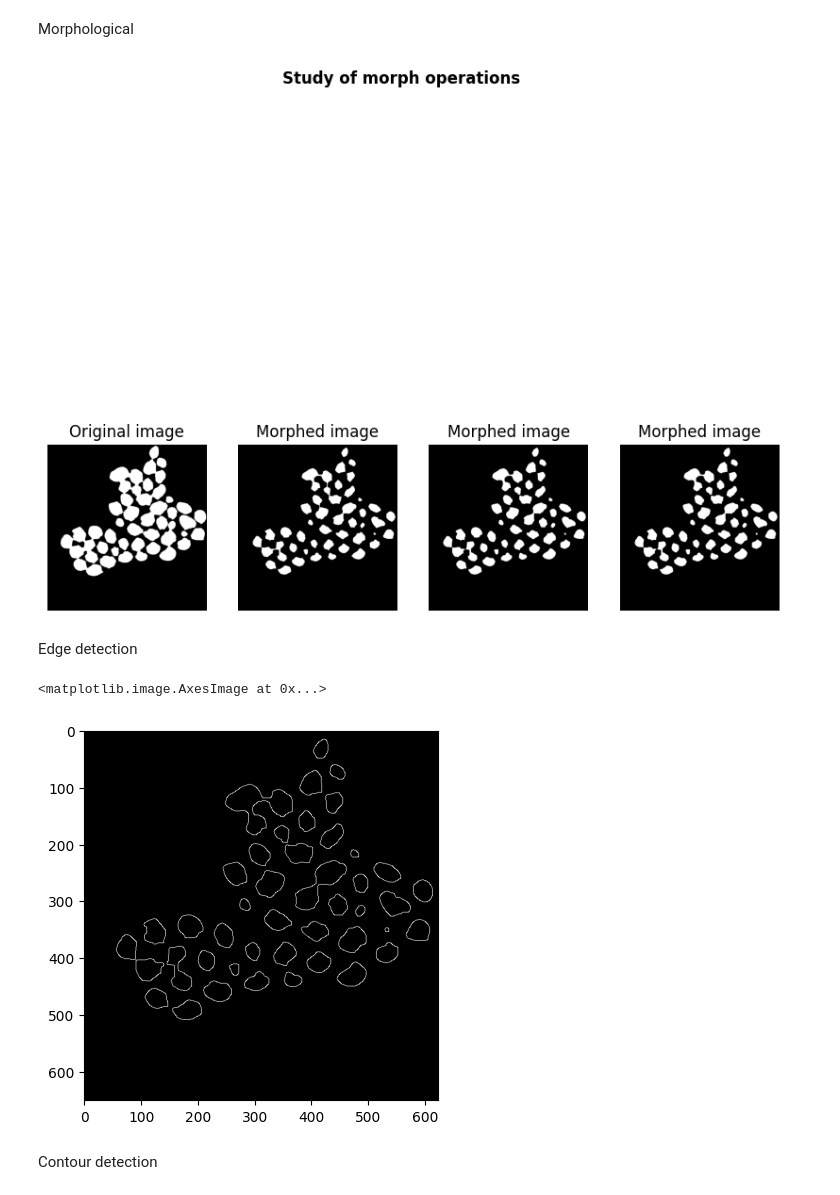
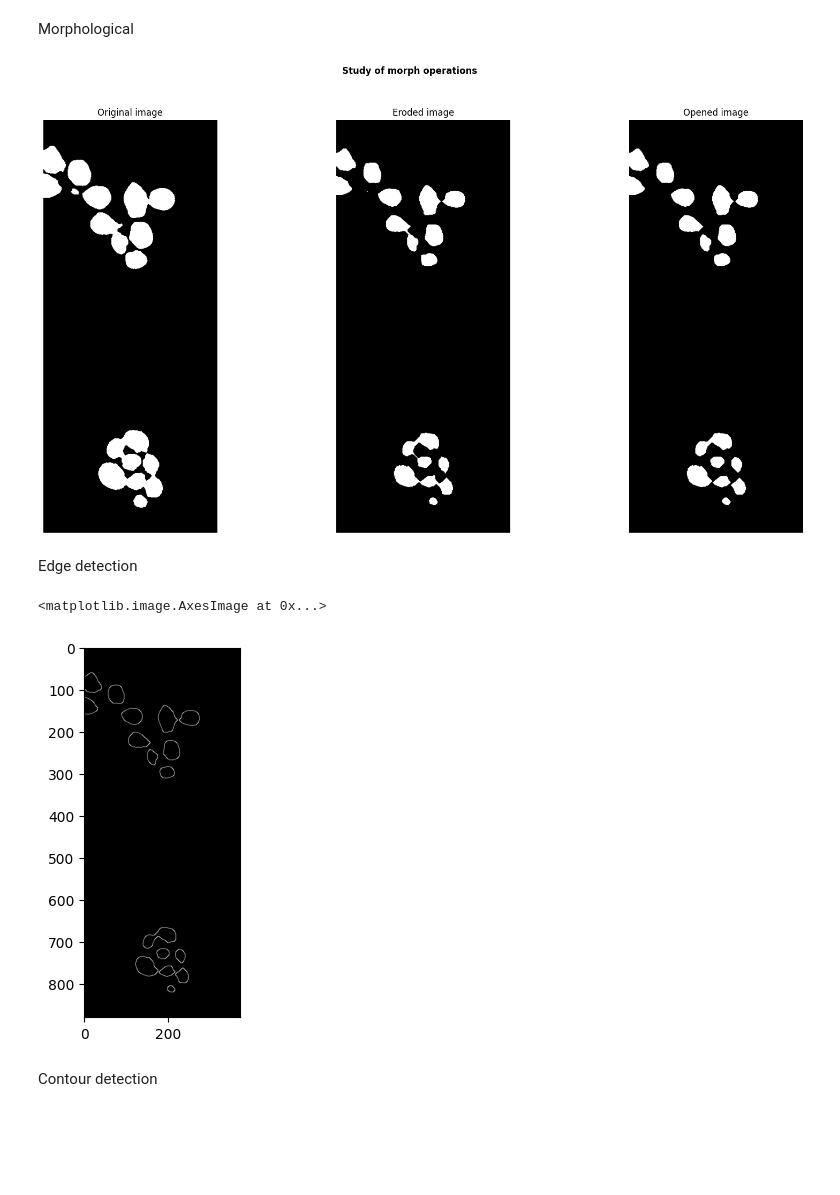
Before and after one commit to maximewel/image_processing, a Jupyter notebook: miniproject/preprocess_kmean.ipynb, the cells around one changed output. Drawn from its saved outputs; the diff is of its cells as text; code cells hidden in the pictures; blank space fills up the shorter version.

```diff
--- a/miniproject/preprocess_kmean.ipynb
+++ b/miniproject/preprocess_kmean.ipynb
@@ -3,7 +3,7 @@ import matplotlib.pyplot as plt
 import numpy as np
 import cv2
 # %%
-image_name = "./dataset/png/Candida.albicans_0008.png"
+image_name = "./dataset/png/Candida.albicans_0017.png"
 image = cv2.cvtColor(cv2.imread(image_name), cv2.COLOR_BGR2RGB)
 plt.imshow(image)
 # %% [output]
@@ -109,10 +83,8 @@ Detected center indexes: min=0, med=2, max=1
 # %% [markdown]
 Trivial binarization
 # %%
-print(suppressed_image.shape)
-print(suppressed_image.dtype)
 gray_image = cv2.cvtColor(suppressed_image, cv2.COLOR_RGB2GRAY)
-# blur = cv.GaussianBlur(img,(5,5),0)
+gray_image = cv2.GaussianBlur(gray_image, (5,5), 0)
 _, binarized_image = cv2.threshold(gray_image, 0, 255, cv2.THRESH_BINARY_INV + cv2.THRESH_OTSU)
 plt.imshow(binarized_image, cmap='gray', vmin=0, vmax=255)
 # %% [output]
@@ -123,33 +93,28 @@ uint8
 # %% [markdown]
 Morphological
 # %%
-kernel = cv2.getStructuringElement(cv2.MORPH_RECT, (3,3))
-eroded_image = cv2.morphologyEx(binarized_image, cv2.MORPH_ERODE, kernel, iterations=5)
-open_image = cv2.morphologyEx(eroded_image, cv2.MORPH_OPEN, kernel, iterations=2)
-closed_image = cv2.morphologyEx(open_image, cv2.MORPH_CLOSE, kernel, iterations=1)
+kernel = cv2.getStructuringElement(cv2.MORPH_ELLIPSE, (3, 3))
+eroded_image = cv2.morphologyEx(binarized_image, cv2.MORPH_ERODE, kernel, iterations=6)
+open_image = cv2.morphologyEx(eroded_image, cv2.MORPH_OPEN, kernel, iterations=4)
 
-fig, ax = plt.subplots(1, 4, figsize=(20,10))
+fig, ax = plt.subplots(1, 3, figsize=(20,10))
 fig.suptitle(f'Study of morph operations', fontweight='bold')
 
 ax[0].imshow(binarized_image, cmap='gray', vmin=0, vmax=255)
 ax[0].set_title('Original image')
 ax[0].set_axis_off()
 
 ax[1].imshow(eroded_image, cmap='gray', vmin=0, vmax=255)
 ax[1].set_title('Eroded image')
 ax[1].set_axis_off()
 
 ax[2].imshow(open_image, cmap='gray', vmin=0, vmax=255)
 ax[2].set_title('Opened image')
 ax[2].set_axis_off()
 
-ax[3].imshow(closed_image, cmap='gray', vmin=0, vmax=255)
-ax[3].set_title('Closed image')
-ax[3].set_axis_off()
-
-final_morphed_image = closed_image
+final_morphed_image = open_image
 # %% [output]
-[figure, old version]
+[figure, new version]
 # %% [markdown]
 Edge detection
 # %%
@@ -159,7 +124,7 @@ canny_img = cv2.Canny(img_blur, 0, 255)
 plt.imshow(canny_img, cmap='gray', vmin=0, vmax=255)
 # %% [output]
 <matplotlib.image.AxesImage at 0x...>
-[figure, old version]
+[figure, new version]
 # %% [markdown]
 Contour detection
 # %%
```
Also changed, not shown: parts of 6 cells of this notebook, 8 other files.
